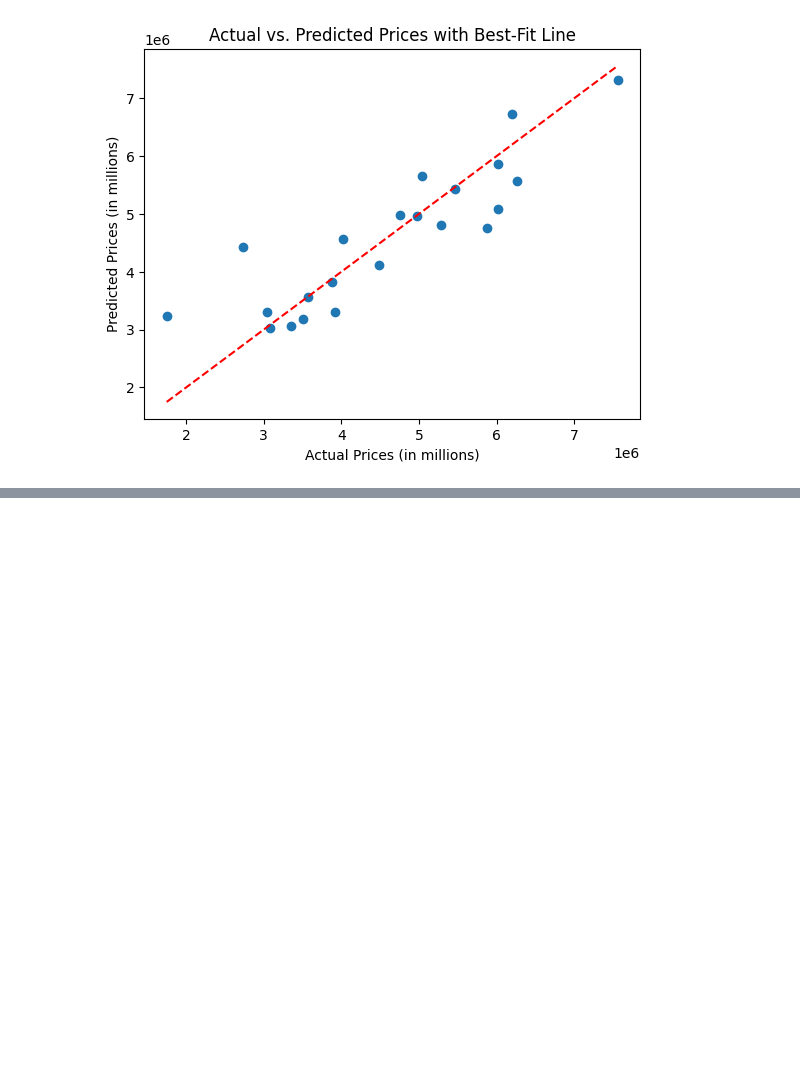
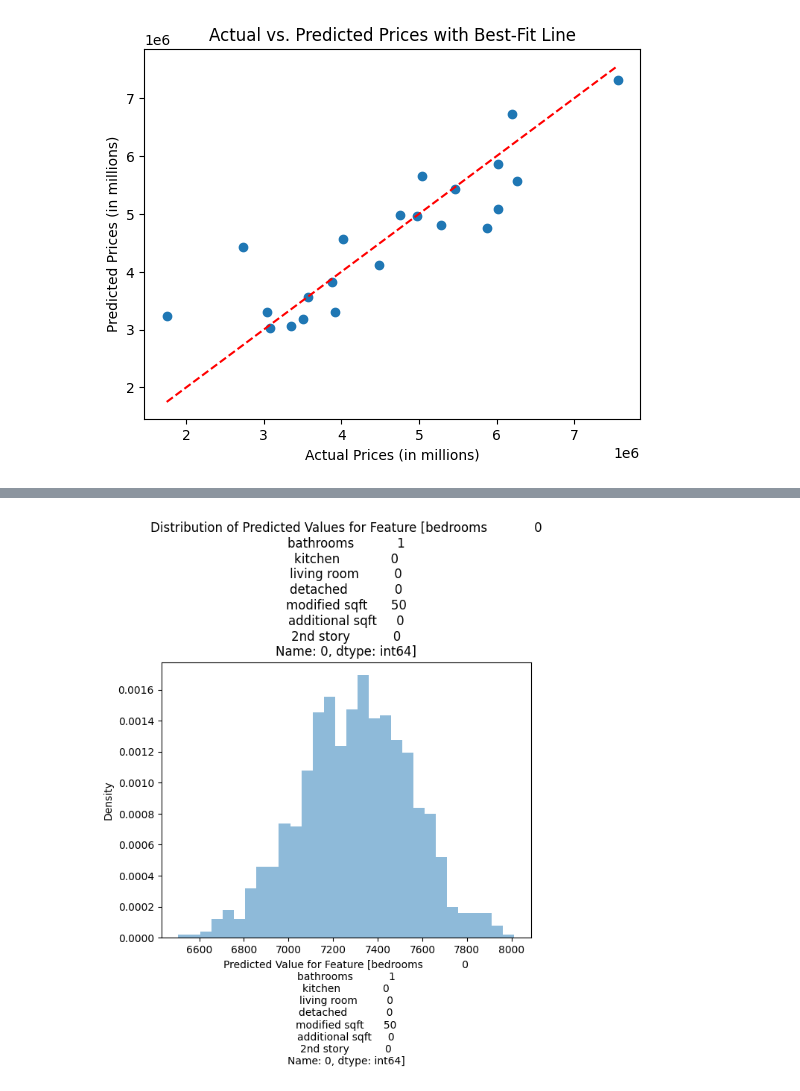
Before and after one commit to liam-hsieh/phys243-project, a Jupyter notebook: project-Copy1.ipynb, the cells around one changed output, grey strips where cells are left out. Saved outputs shown, nothing was run; the diff lists cells and outputs as text; code cells hidden in the pictures; blank space fills up the shorter version.

```diff
--- a/project-Copy1.ipynb
+++ b/project-Copy1.ipynb
@@ -400,0 +464,50 @@ R-squared: 0.872982361233176
+# %%
+from sklearn.linear_model import Ridge
+import numpy as np
+import pandas as pd
+import warnings
+import multiprocessing
+
+warnings.simplefilter("ignore", category=UserWarning)
+
+def boostraping(X, y):
+    indices = np.random.choice(len(X), len(X), replace=True)
+    X_sample = X.iloc[indices]
+    y_sample = y.iloc[indices]
+
+    clf = Ridge(alpha=1.0)
+    clf.fit(X_sample, y_sample)
+    return clf.predict(features_to_predict)
+
+def generate_predicted_values(seed):
+    np.random.seed(seed)
+    return boostraping(X, y)
+
+# Assume user wants 3 as high_end
+df = pseudo_data(data, high_end=3)
+X = df.drop(['cost'], axis=1)
+y = df['cost']
+
+# Select a single row from X to use as example features
+features_to_predict = [X.iloc[0]]  # .values.reshape(1, -1)
+
+# Number of bootstrap samples
+num_samples = 1000
+
+# Initialize an array to store the predicted values
+predicted_values = np.zeros((num_samples))
+
+# Use multiprocessing to generate predicted values in parallel
+with multiprocessing.Pool() as pool:
+    results = pool.map(generate_predicted_values, range(num_samples))
+    predicted_values = np.array(results)
+
+mean_predicted_value = np.mean(predicted_values)
+# Plot the distribution of predicted values
+plt.hist(predicted_values, bins=30, density=True, alpha=0.5)
+plt.xlabel(f'Predicted Value for Feature {features_to_predict}')
+plt.ylabel('Density')
+plt.title(f'Distribution of Predicted Values for Feature {features_to_predict}')
+plt.show()
+# %% [output]
+[figure, added]
```
Also changed, not shown: parts of 3 cells of this notebook, 3 other files.
